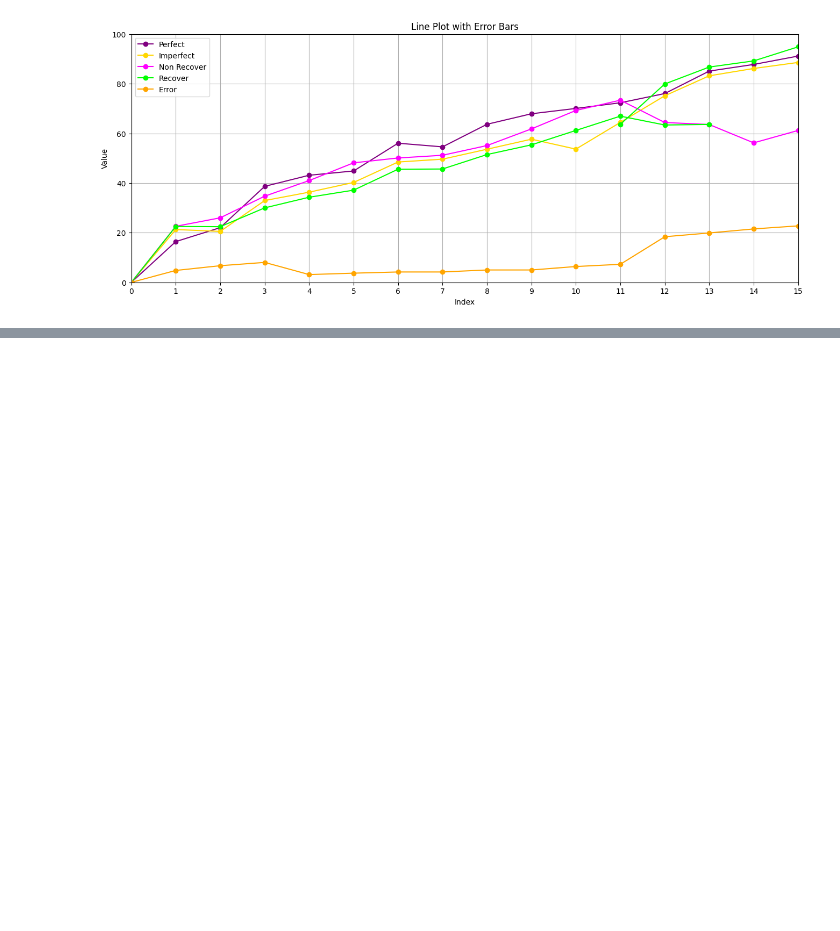
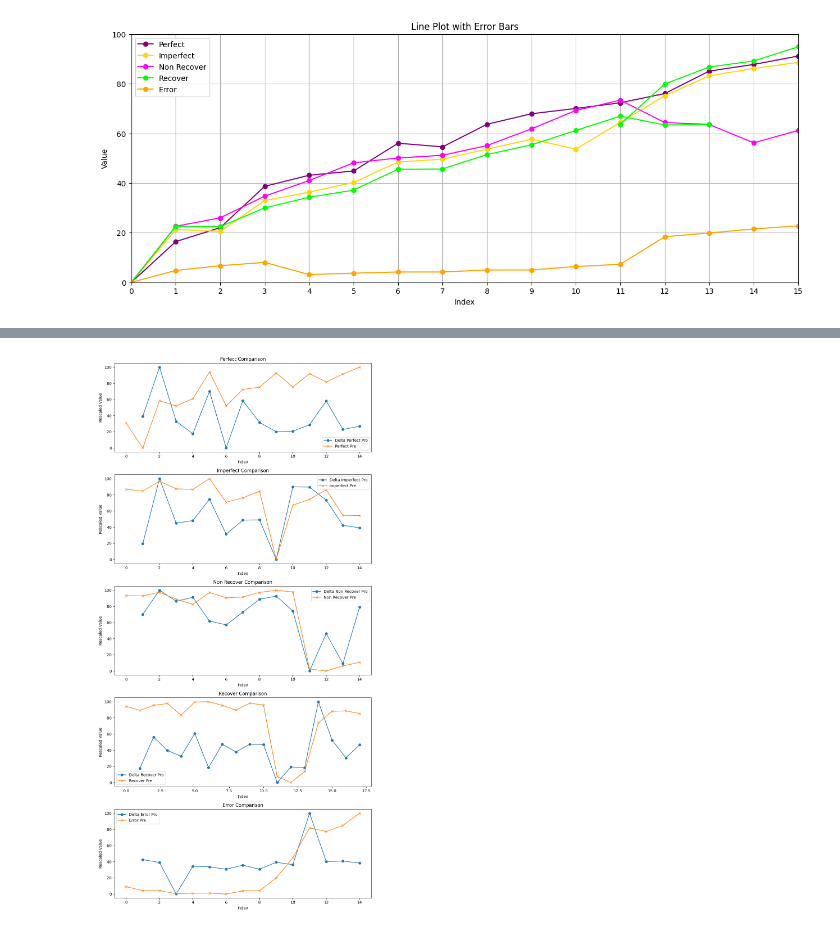
Before and after one commit to HangYu8123/Online_study_website, a Jupyter notebook: Phase_2/data/data_ana_phase2.ipynb, the cells around one changed output, grey strips where cells are left out. Drawn from its saved outputs; the diff is of its cells as text; code cells hidden in the pictures; blank space fills up the shorter version.

Commit message:
almost all data

```diff
--- a/Phase_2/data/data_ana_phase2.ipynb
+++ b/Phase_2/data/data_ana_phase2.ipynb
@@ -276,0 +278,72 @@ plt.show()
+# %%
+# Your existing calc_mean_std function
+def calc_mean_std(data):
+    data_np = np.array(data)
+    mean = np.mean(data_np, axis=0)
+    std = np.std(data_np, axis=0)
+    return mean, std
+
+# Min-Max scaling function
+def min_max_scaling(data):
+    min_val = np.min(data)
+    max_val = np.max(data)
+    return (data - min_val) / (max_val - min_val) * 100
+
+
+# Calculate mean for each *_pro and *_pre category
+mean_perfect_pro, _ = calc_mean_std(perfect_pro)
+mean_imperfect_pro, _ = calc_mean_std(imperfect_pro)
+mean_non_recover_pro, _ = calc_mean_std(non_recover_pro)
+mean_recover_pro, _ = calc_mean_std(recover_pro)
+mean_error_pro, _ = calc_mean_std(error_pro)
+
+mean_perfect_pre, _ = calc_mean_std(perfect_pre)
+mean_imperfect_pre, _ = calc_mean_std(imperfect_pre)
+mean_non_recover_pre, _ = calc_mean_std(non_recover_pre)
+mean_recover_pre, _ = calc_mean_std(recover_pre)
+mean_error_pre, _ = calc_mean_std(error_pre)
+
+# Calculate the delta (difference between adjacent mean values)
+delta_mean_perfect_pro = np.diff(mean_perfect_pro)
+delta_mean_imperfect_pro = np.diff(mean_imperfect_pro)
+delta_mean_non_recover_pro = np.diff(mean_non_recover_pro)
+delta_mean_recover_pro = np.diff(mean_recover_pro)
+delta_mean_error_pro = np.diff(mean_error_pro)
+
+# Rescale the delta and *_pre means
+rescaled_delta_perfect_pro = min_max_scaling(delta_mean_perfect_pro)
+rescaled_delta_imperfect_pro = min_max_scaling(delta_mean_imperfect_pro)
+rescaled_delta_non_recover_pro = min_max_scaling(delta_mean_non_recover_pro)
+rescaled_delta_recover_pro = min_max_scaling(delta_mean_recover_pro)
+rescaled_delta_error_pro = min_max_scaling(delta_mean_error_pro)
+
+rescaled_mean_perfect_pre = min_max_scaling(mean_perfect_pre)
+rescaled_mean_imperfect_pre = min_max_scaling(mean_imperfect_pre)
+rescaled_mean_non_recover_pre = min_max_scaling(mean_non_recover_pre)
+rescaled_mean_recover_pre = min_max_scaling(mean_recover_pre)
+rescaled_mean_error_pre = min_max_scaling(mean_error_pre)
+
+# Create the 5x1 subplot
+fig, axs = plt.subplots(5, 1, figsize=(10, 20))
+
+# Plotting the rescaled delta mean values and *_pre means
+categories = ['Perfect', 'Imperfect', 'Non Recover', 'Recover', 'Error']
+rescaled_deltas = [rescaled_delta_perfect_pro, rescaled_delta_imperfect_pro, rescaled_delta_non_recover_pro, rescaled_delta_recover_pro, rescaled_delta_error_pro]
+rescaled_pres = [rescaled_mean_perfect_pre, rescaled_mean_imperfect_pre, rescaled_mean_non_recover_pre, rescaled_mean_recover_pre, rescaled_mean_error_pre]
+
+for i in range(5):
+    axs[i].plot(range(1, len(rescaled_deltas[i]) + 1), rescaled_deltas[i], label=f'Delta {categories[i]} Pro', linestyle='-', marker='o')
+    axs[i].plot(range(len(rescaled_pres[i])), rescaled_pres[i], label=f'{categories[i]} Pre', linestyle='-', marker='x')
+
+    # if categories[i] == 'Recover':
+    #     axs[i].plot(range(11, 14), rescaled_deltas[i][13:16], linestyle='-', marker='o', color=axs[i].lines[0].get_color())  # Overlapping section
+
+    axs[i].set_title(f'{categories[i]} Comparison')
+    axs[i].set_xlabel('Index')
+    axs[i].set_ylabel('Rescaled Value')
+    axs[i].legend()
+
+plt.tight_layout()
+plt.show()
+# %% [output]
+[figure, added]
```
Also changed, not shown: parts of 6 cells of this notebook, 5 other files.
